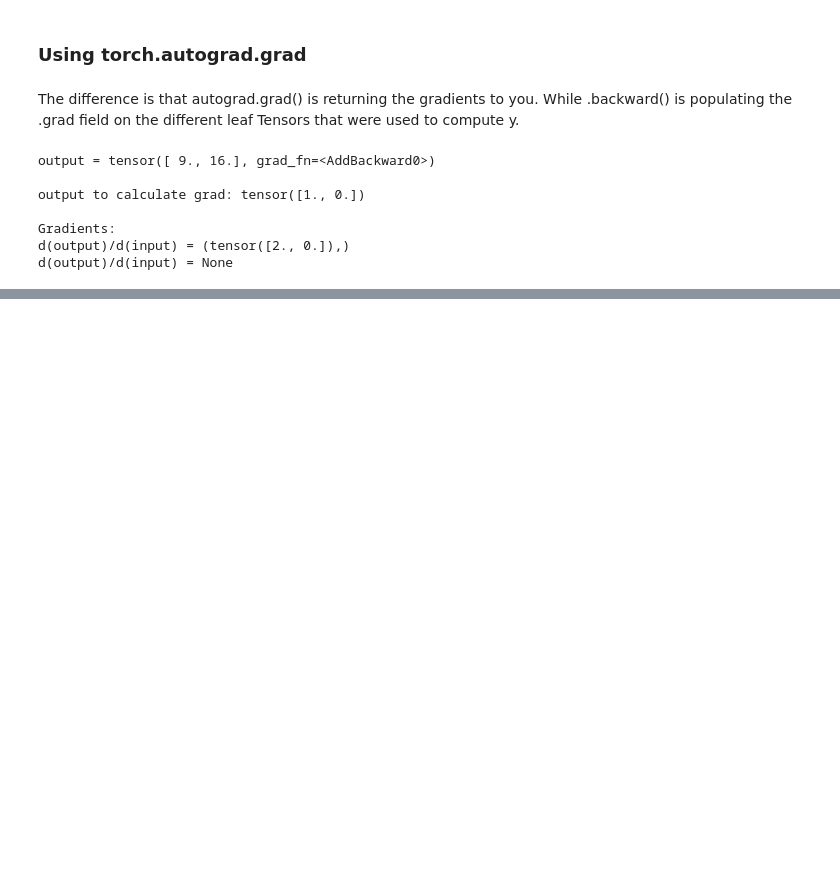
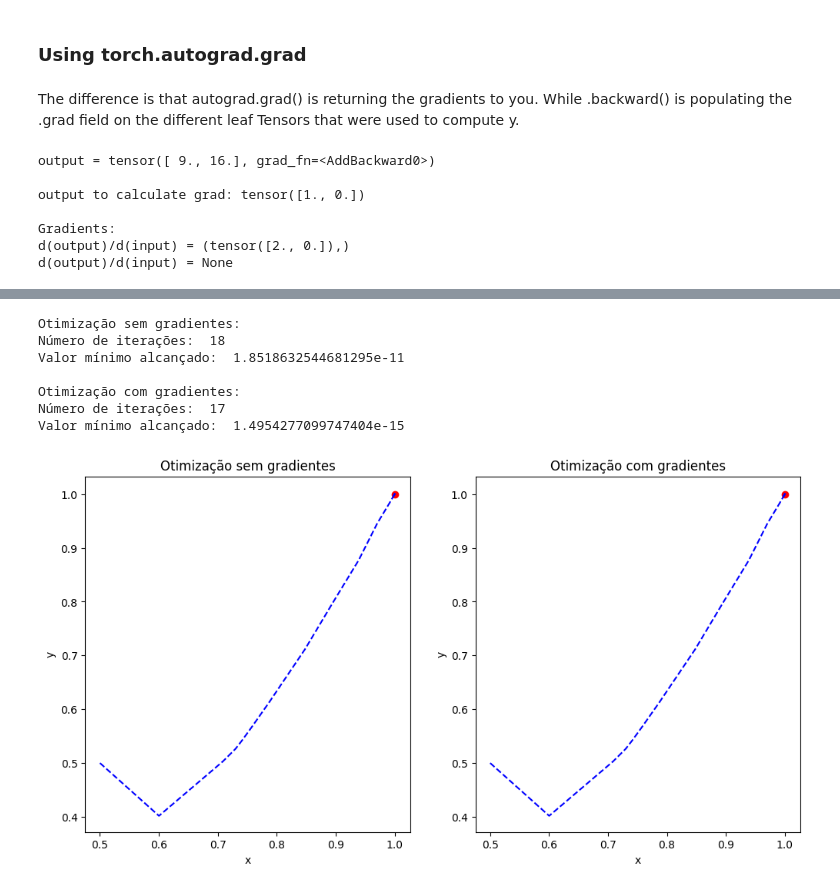
Before and after one commit to gabrielserrao/NO-DA, a Jupyter notebook: Gradients_PyTorch.ipynb, the cells around one changed output, grey strips where cells are left out. Drawn from its saved outputs; the diff is of its cells as text; code cells hidden in the pictures; blank space fills up the shorter version.

Commit message:
great results

```diff
--- a/Gradients_PyTorch.ipynb
+++ b/Gradients_PyTorch.ipynb
@@ -202,0 +231,71 @@ d(output)/d(input) = None
+# %%
+import numpy as np
+from scipy.optimize import minimize
+import matplotlib.pyplot as plt
+import torch
+
+# Definindo a função de Rosenbrock
+def rosenbrock(x):
+    return (1.0 - x[0])**2 + 100.0 * (x[1] - x[0]**2)**2
+
+# Definindo a função que calcula os gradientes da função de Rosenbrock
+def rosenbrock_grad(x):
+    x = torch.tensor(x, dtype=torch.float64, requires_grad=True)
+    y = (1.0 - x[0])**2 + 100.0 * (x[1] - x[0]**2)**2
+    y.backward()
+    return x.grad.numpy()
+
+# Função callback para armazenar o caminho
+def callback(x, path):
+    path.append(np.copy(x))
+
+# Inicializando x
+x0 = np.array([0.5, 0.5])
+
+# Listas para armazenar os caminhos
+path_no_grad = [np.copy(x0)]
+path_with_grad = [np.copy(x0)]
+
+# Minimizando a função de Rosenbrock sem gradientes
+res_no_grad = minimize(rosenbrock, x0, method='BFGS', callback=lambda x: callback(x, path_no_grad))
+print("Otimização sem gradientes:")
+print("Número de iterações: ", res_no_grad.nit)
+print("Valor mínimo alcançado: ", res_no_grad.fun)
+
+# Minimizando a função de Rosenbrock com gradientes
+res_with_grad = minimize(rosenbrock, x0, method='BFGS', jac=rosenbrock_grad, callback=lambda x: callback(x, path_with_grad))
+print("\nOtimização com gradientes:")
+print("Número de iterações: ", res_with_grad.nit)
+print("Valor mínimo alcançado: ", res_with_grad.fun)
+
+# Converter os caminhos para np.array
+path_no_grad = np.array(path_no_grad)
+path_with_grad = np.array(path_with_grad)
+
+# Plotando os resultados
+plt.figure(figsize=(12, 6))
+
+plt.subplot(1, 2, 1)
+plt.title("Otimização sem gradientes")
+plt.plot([1], [1], 'ro')  # Posição do mínimo real
+plt.plot(path_no_grad[:, 0], path_no_grad[:, 1], 'b--')  # Caminho da otimização
+plt.xlabel('x')
+plt.ylabel('y')
+
+plt.subplot(1, 2, 2)
+plt.title("Otimização com gradientes")
+plt.plot([1], [1], 'ro')  # Posição do mínimo real
+plt.plot(path_with_grad[:, 0], path_with_grad[:, 1], 'b--')  # Caminho da otimização
+plt.xlabel('x')
+plt.ylabel('y')
+
+plt.show()
+# %% [output]
+Otimização sem gradientes:
+Número de iterações:  18
+Valor mínimo alcançado:  1.8518632544681295e-11
+
+Otimização com gradientes:
+Número de iterações:  17
+Valor mínimo alcançado:  1.4954277099747404e-15
+[figure, added]
```
Also changed, not shown: parts of 1 cell of this notebook, 3 other files.
